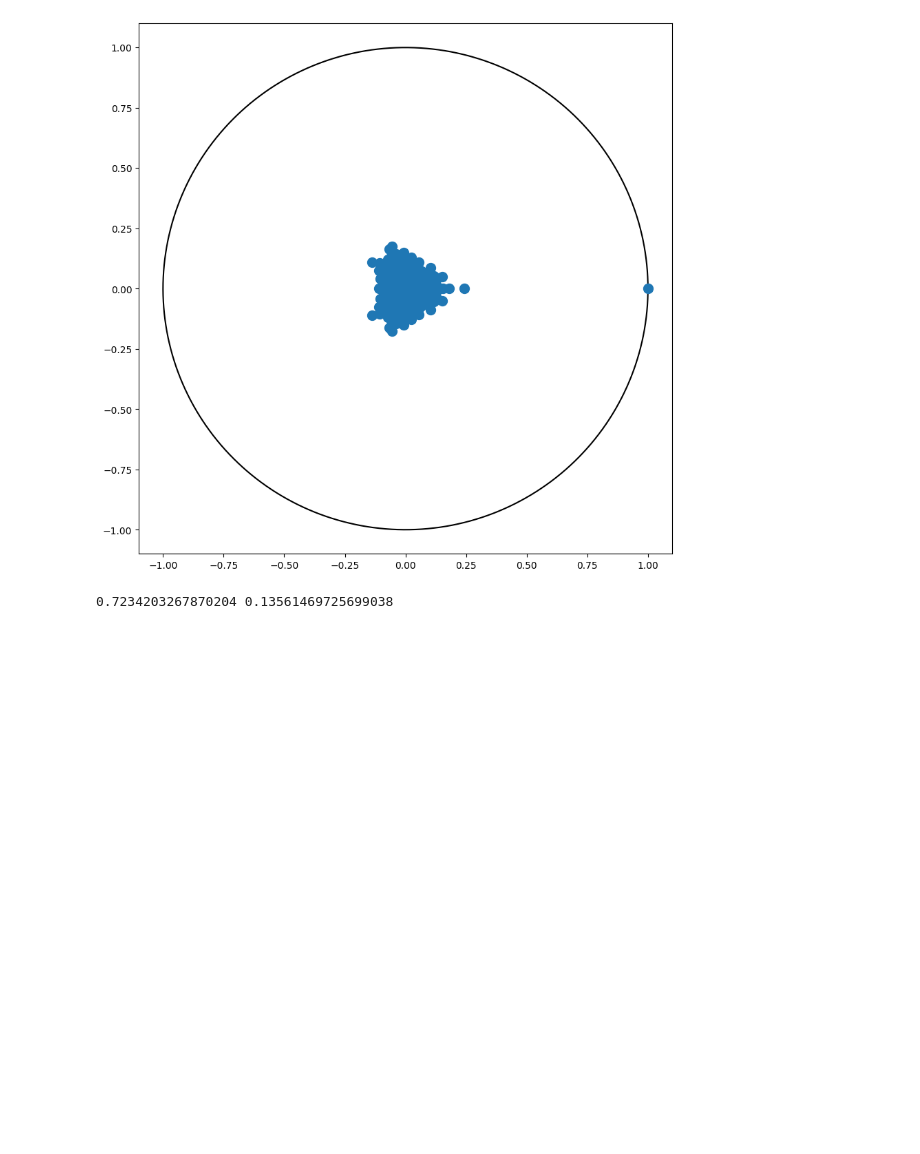
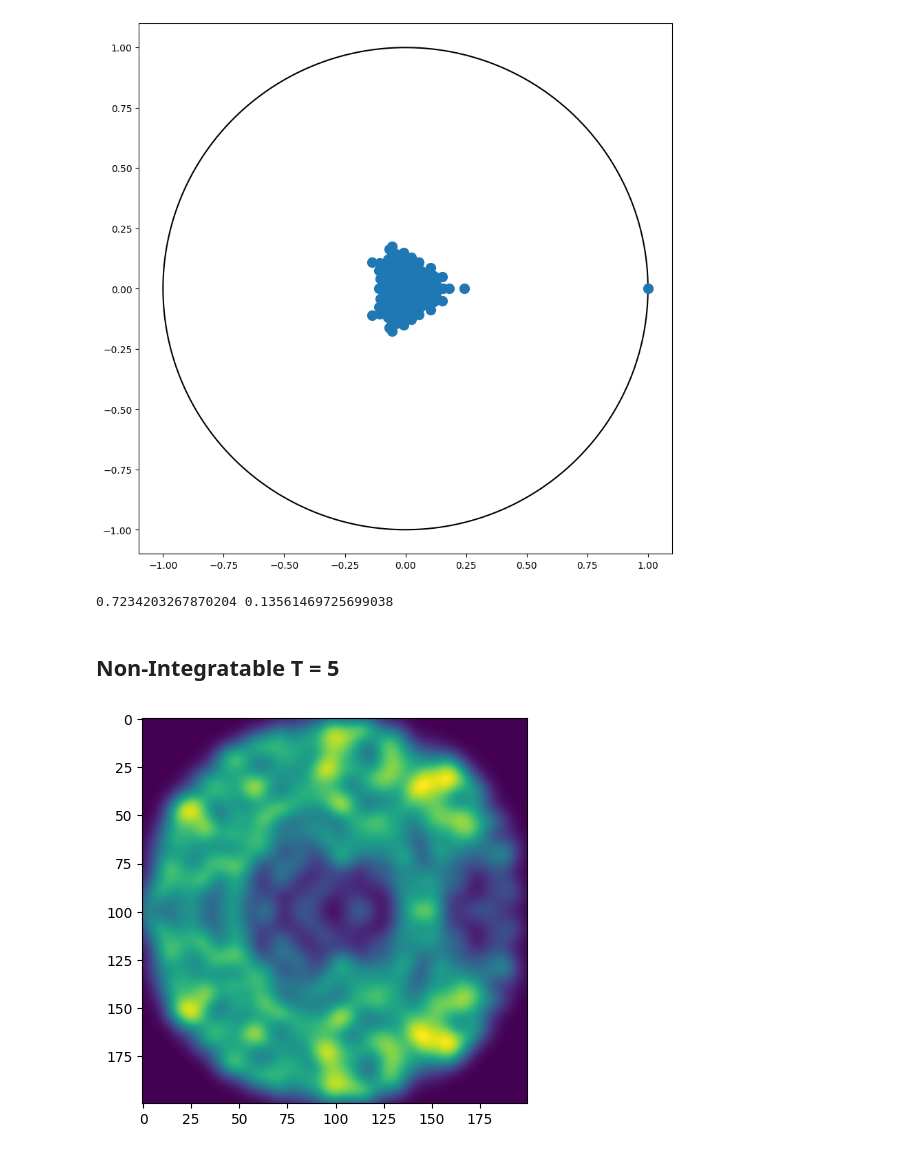
Before and after one commit to KristianWold/eddqc, a Jupyter notebook: analysis/baseline_comparison/Densities.ipynb, the cells around one changed output. Cells and saved outputs as stored; diff of their text form; code cells hidden in the pictures; blank space fills up the shorter version.

Commit message:
Add T=5 chaotic plotting

```diff
--- a/analysis/baseline_comparison/Densities.ipynb
+++ b/analysis/baseline_comparison/Densities.ipynb
@@ -319,3 +312,35 @@ a_list.append(a)
 0.7234203267870204 0.13561469725699038
 # %%
 saver([r_list, a_list], "data/integrable_scatter_intermediate.pkl")
+# %% [markdown]
+## Non-Integratable T = 5
+# %%
+n = 4
+
+model_list = pkl.load(open(f'models/nonintegrable_model_{n}_L=5.model', 'rb'))
+
+loss_list = []
+spectrum_list = []
+csr_integrable_list = []
+for model in model_list:
+    loss = model.logger.loss_list[0][-1]
+    loss_list.append(loss)
+
+    channel = model.channel
+    spectrum = channel_spectrum(channel)
+    csr = complex_spacing_ratio(spectrum)
+
+    spectrum_list.append(spectrum)
+    csr_integrable_list.append(csr)
+
+csr_integrable = Spectrum(csr_integrable_list)
+csr_integrable_coat = coat_spectrum(csr_integrable, sigma = 0.05, grid_size = 200)
+
+
+fig = plt.figure(figsize=(5, 5))
+fig.tight_layout()
+plt.imshow(csr_integrable_coat)
+#plt.savefig('figures/integrable_crs_retrieved_L=5.png')
+plt.show()
+# %% [output]
+[figure, added]
```
Also changed, not shown: parts of 2 cells of this notebook, 15 other files.
